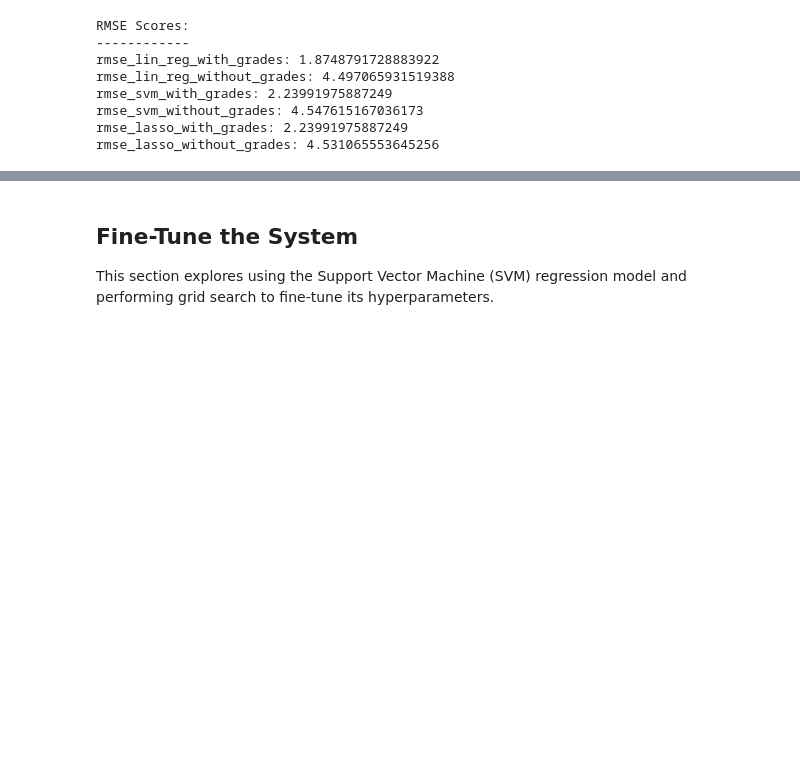
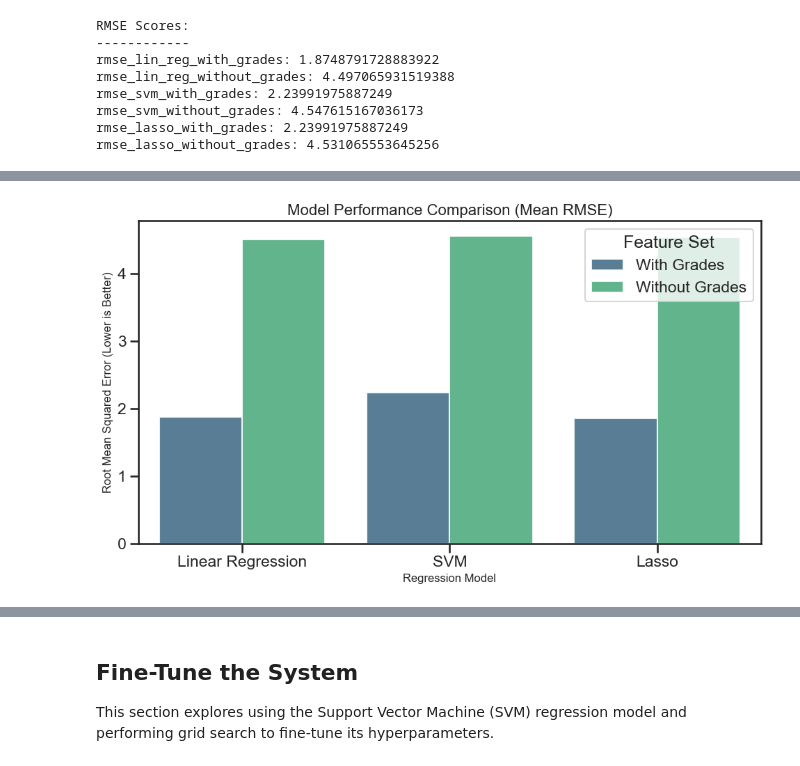
Before and after one commit to smpotts/student-performance-predictions-ml, a Jupyter notebook: performance_analysis.ipynb, the cells around one changed output, grey strips where cells are left out. Cells and saved outputs as stored; diff of their text form; code cells hidden in the pictures; blank space fills up the shorter version.

Commit message:
added visualizations for rmse scores

```diff
--- a/performance_analysis.ipynb
+++ b/performance_analysis.ipynb
@@ -286,0 +292,35 @@ rmse_lasso_without_grades: 4.531065553645256
+# %%
+import numpy as np
+import pandas as pd
+import seaborn as sns
+import matplotlib.pyplot as plt
+
+# Prepare data
+data = {
+    "Model": ["Linear Regression", "Linear Regression", "SVM", "SVM", "Lasso", "Lasso"],
+    "Dataset": ["With Grades", "Without Grades", "With Grades", "Without Grades", "With Grades", "Without Grades"],
+    "Mean RMSE": [
+        np.mean(cv_scores_lin_reg_with_grades),
+        np.mean(cv_scores_lin_reg_without_grades),
+        np.mean(cv_scores_svm_with_grades),
+        np.mean(cv_scores_svm_without_grades),
+        np.mean(cv_scores_lasso_with_grades),
+        np.mean(cv_scores_lasso_without_grades)
+    ]
+}
+
+df = pd.DataFrame(data)
+
+# Plot
+plt.figure(figsize=(10, 6))
+sns.barplot(data=df, x="Model", y="Mean RMSE", hue="Dataset", palette="viridis", alpha=0.85)
+
+plt.title("Model Performance Comparison (Mean RMSE)", fontsize=16)
+plt.xlabel("Regression Model", fontsize=12)
+plt.ylabel("Root Mean Squared Error (Lower is Better)", fontsize=12)
+plt.legend(title="Feature Set")
+plt.tight_layout()
+plt.savefig("figures/model_mean_rmse_barplot.png")
+plt.show()
+# %% [output]
+[figure, added]
```
Also changed, not shown: parts of 4 cells of this notebook.
